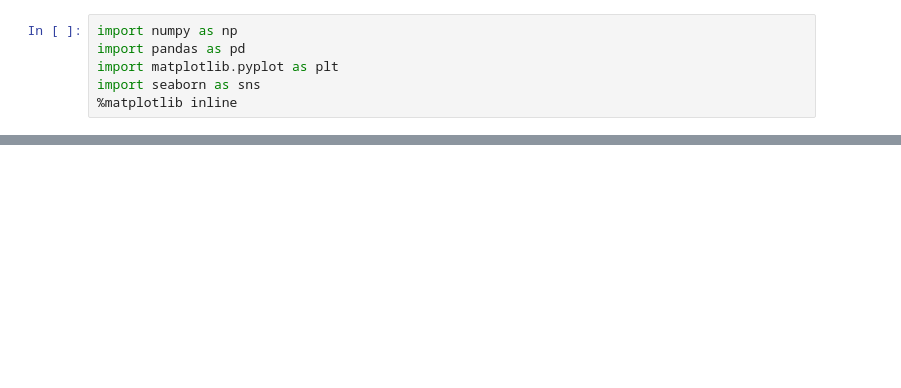
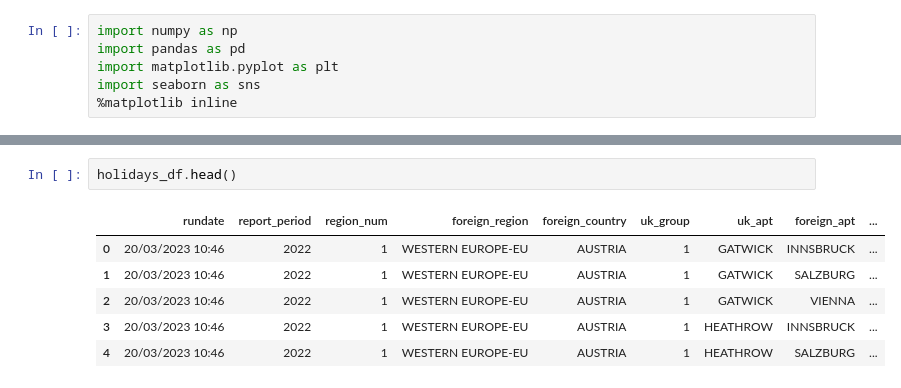
Before and after one commit to ot-babs/Holiday_EDA, a Jupyter notebook: Holiday_EDA.ipynb, the cells around one changed output, grey strips where cells are left out. Cells and saved outputs as stored; diff of their text form; blank space fills up the shorter version.

```diff
--- a/Holiday_EDA.ipynb
+++ b/Holiday_EDA.ipynb
@@ -20,0 +9,9 @@ plt.show()
+# %%
+holidays_df.head()
+# %% [output]
+|  | rundate | report_period | region_num | foreign_region | foreign_country | uk_group | uk_apt | foreign_apt | ... |
+| 0 | 20/03/2023 10:46 | 2022 | 1 | WESTERN EUROPE-EU | AUSTRIA | 1 | GATWICK | INNSBRUCK | ... |
+| 1 | 20/03/2023 10:46 | 2022 | 1 | WESTERN EUROPE-EU | AUSTRIA | 1 | GATWICK | SALZBURG | ... |
+| 2 | 20/03/2023 10:46 | 2022 | 1 | WESTERN EUROPE-EU | AUSTRIA | 1 | GATWICK | VIENNA | ... |
+| 3 | 20/03/2023 10:46 | 2022 | 1 | WESTERN EUROPE-EU | AUSTRIA | 1 | HEATHROW | INNSBRUCK | ... |
+| 4 | 20/03/2023 10:46 | 2022 | 1 | WESTERN EUROPE-EU | AUSTRIA | 1 | HEATHROW | SALZBURG | ... |
```
Also changed, not shown: parts of 6 cells of this notebook.
